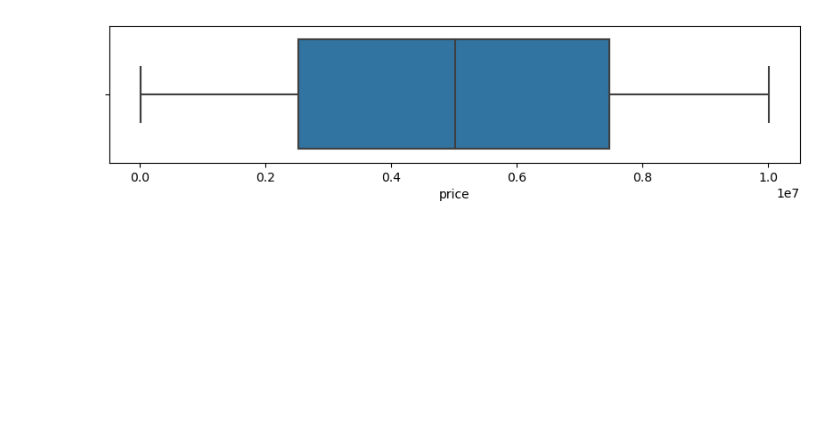
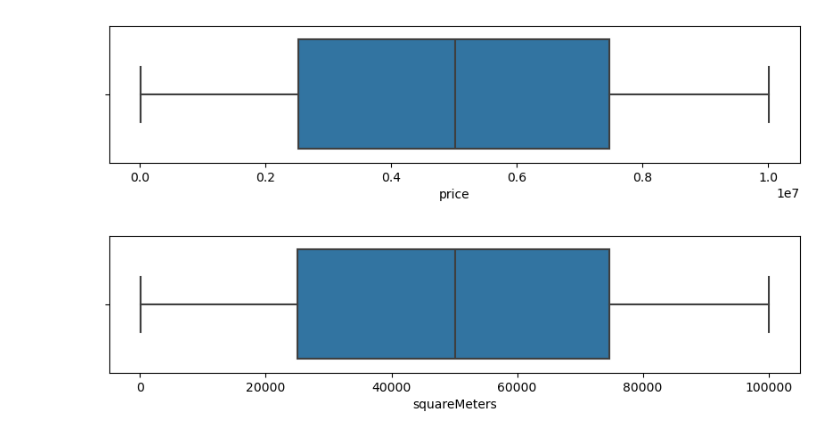
Before and after one commit to Tile28/Phase-2-Group-Project, a Jupyter notebook: Paris housing prediction model.ipynb, the cells around one changed output. Cells and saved outputs as stored; diff of their text form; code cells hidden in the pictures; blank space fills up the shorter version.

Commit message:
On Explaratory data analysis

```diff
--- a/Paris housing prediction model.ipynb
+++ b/Paris housing prediction model.ipynb
@@ -178,3 +180,13 @@ sns.boxplot(x = 'price', data = new_df)
 plt.show()
 # %% [output]
 [figure]
+# %%
+#checking for outliers for squareMeters
+plt.figure(figsize=(10,2))
+
+sns.boxplot(x = 'squareMeters', data = new_df)
+
+# Display the plot
+plt.show()
+# %% [output]
+[figure, added]
```
Also changed, not shown: parts of 18 cells of this notebook.
